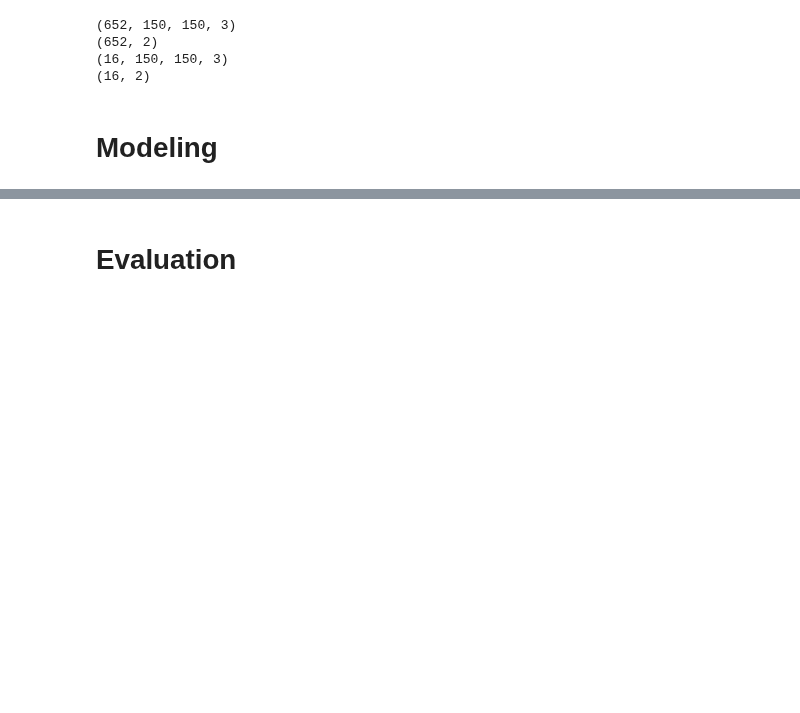
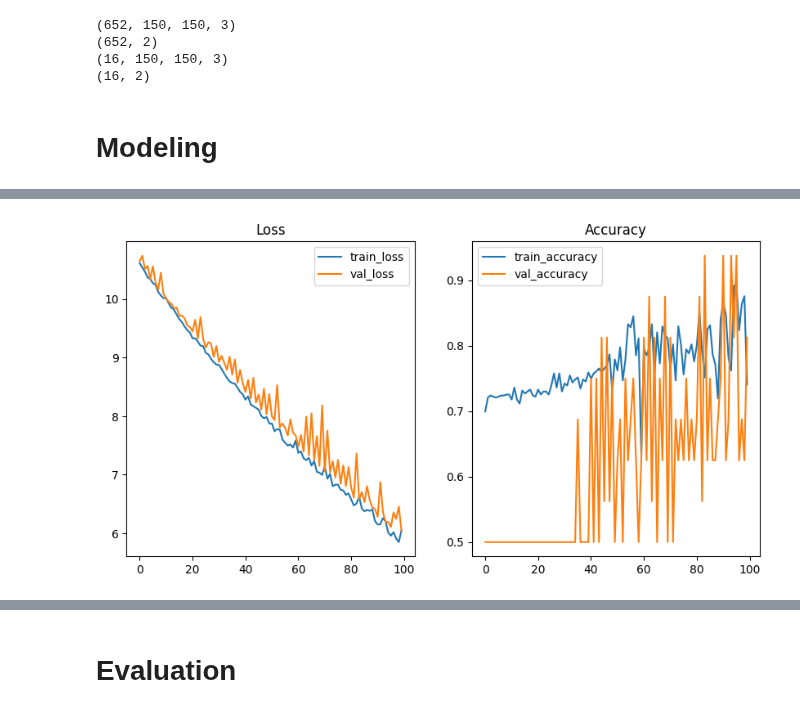
Before and after one commit to JohnNun/pneumonia_identification_project, a Jupyter notebook: pneumonia_identification_project.ipynb, the cells around one changed output, grey strips where cells are left out. Cells and saved outputs as stored; diff of their text form; code cells hidden in the pictures; blank space fills up the shorter version.

```diff
--- a/pneumonia_identification_project.ipynb
+++ b/pneumonia_identification_project.ipynb
@@ -179,6 +241,6 @@ model_3.compile(optimizer='sgd', loss='categorical_crossentropy', metrics=['accu
 # %%
 early_stop = EarlyStopping(monitor='val_loss', patience=5, restore_best_weights=True)
 # %%
-model_3.fit(train_img_final, train_labels, epochs=100, batch_size=300, validation_data=(test_img_final, test_labels), callbacks=[early_stop])
+model_3_results = model_3.fit(train_img_final, train_labels, epochs=100, batch_size=300, validation_data=(test_img_final, test_labels), callbacks=[early_stop])
 # %% [output]
 Epoch 1/100
@@ -202,3 +263,7 @@ Epoch 100/100
+# %%
+plot_results([model_3_results])
+# %% [output]
+[figure, added]
 # %%
 model_4 = Sequential()
 # %%
```
Also changed, not shown: parts of 12 cells of this notebook.
